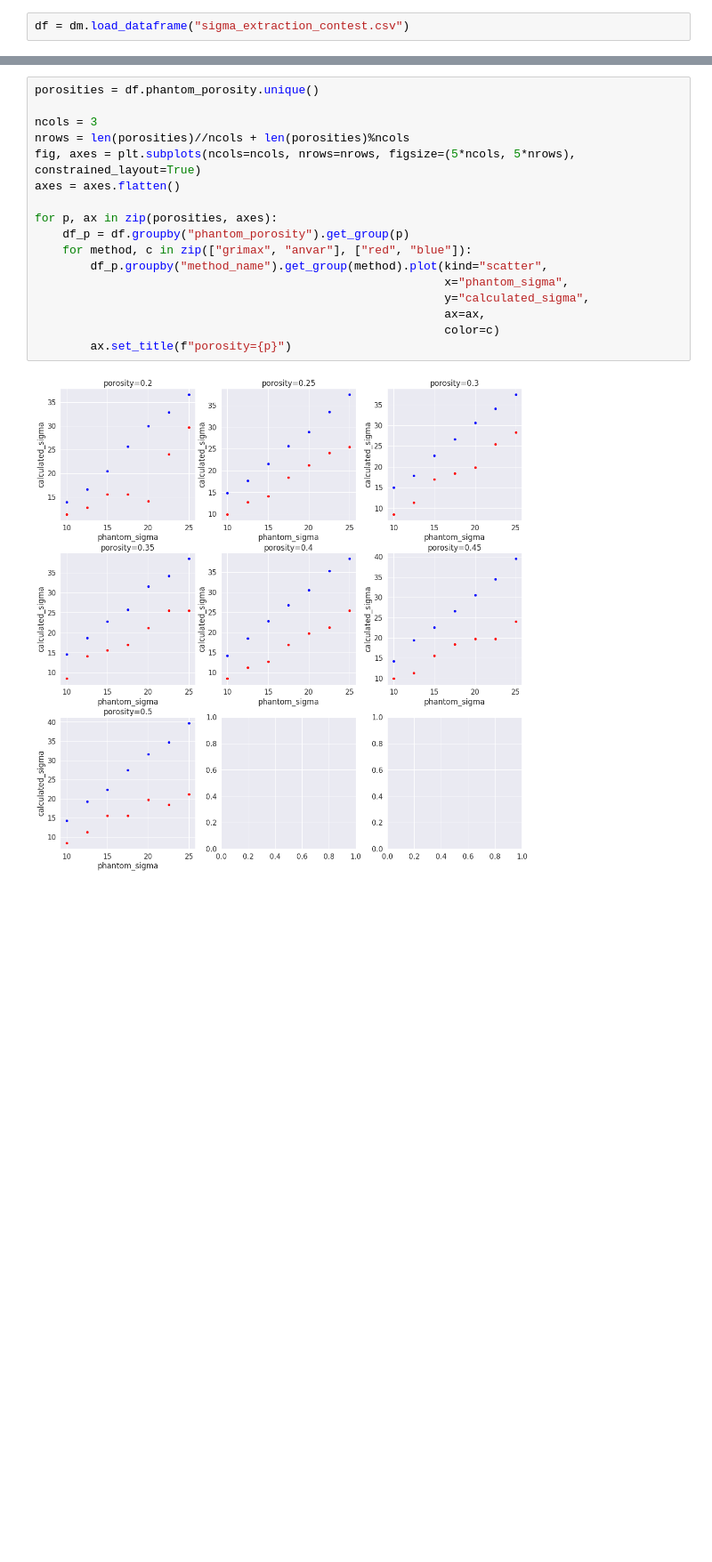
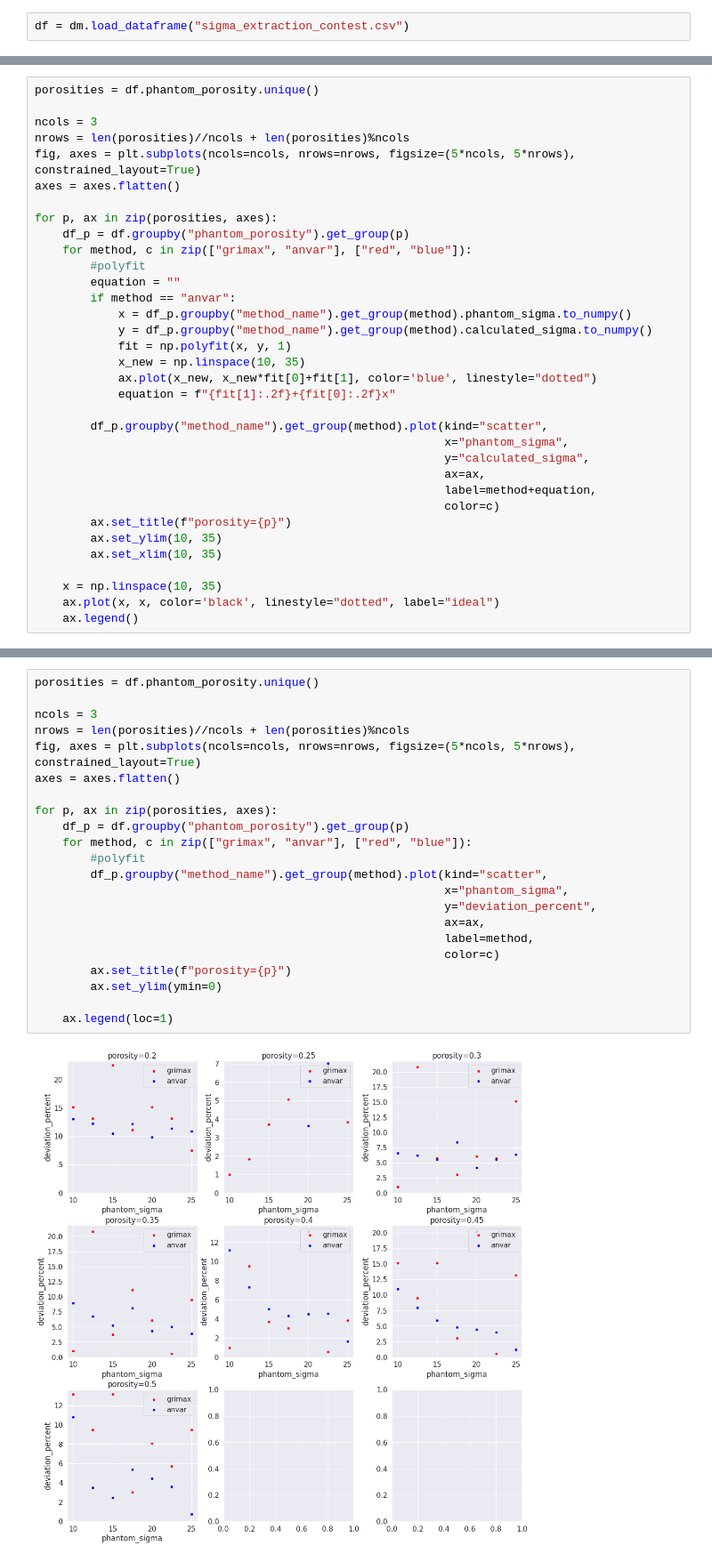
Before and after one commit to ankhafizov/MLTomography, a Jupyter notebook: sigma_contest_analysis.ipynb, the cells around one changed output, grey strips where cells are left out. Shown at 89% size. Saved outputs shown, nothing was run; the diff lists cells and outputs as text; blank space fills up the shorter version.

```diff
--- a/sigma_contest_analysis.ipynb
+++ b/sigma_contest_analysis.ipynb
@@ -23,0 +27,34 @@ df.head()
+# %%
+porosities = df.phantom_porosity.unique()
+
+ncols = 3
+nrows = len(porosities)//ncols + len(porosities)%ncols
+fig, axes = plt.subplots(ncols=ncols, nrows=nrows, figsize=(5*ncols, 5*nrows), constrained_layout=True)
+axes = axes.flatten()
+
+for p, ax in zip(porosities, axes):
+    df_p = df.groupby("phantom_porosity").get_group(p)
+    for method, c in zip(["grimax", "anvar"], ["red", "blue"]):
+        #polyfit
+        equation = ""
+        if method == "anvar":
+            x = df_p.groupby("method_name").get_group(method).phantom_sigma.to_numpy()
+            y = df_p.groupby("method_name").get_group(method).calculated_sigma.to_numpy()
+            fit = np.polyfit(x, y, 1)
+            x_new = np.linspace(10, 35)
+            ax.plot(x_new, x_new*fit[0]+fit[1], color='blue', linestyle="dotted")
+            equation = f"{fit[1]:.2f}+{fit[0]:.2f}x"
+
+        df_p.groupby("method_name").get_group(method).plot(kind="scatter",
+                                                           x="phantom_sigma",
+                                                           y="calculated_sigma",
+                                                           ax=ax,
+                                                           label=method+equation,
+                                                           color=c)
+        ax.set_title(f"porosity={p}")
+        ax.set_ylim(10, 35)
+        ax.set_xlim(10, 35)
+
+    x = np.linspace(10, 35)
+    ax.plot(x, x, color='black', linestyle="dotted", label="ideal")
+    ax.legend()
@@ -24,19 +73,24 @@ df.head()
 # %%
 porosities = df.phantom_porosity.unique()
 
 ncols = 3
 nrows = len(porosities)//ncols + len(porosities)%ncols
 fig, axes = plt.subplots(ncols=ncols, nrows=nrows, figsize=(5*ncols, 5*nrows), constrained_layout=True)
 axes = axes.flatten()
 
 for p, ax in zip(porosities, axes):
     df_p = df.groupby("phantom_porosity").get_group(p)
     for method, c in zip(["grimax", "anvar"], ["red", "blue"]):
+        #polyfit
         df_p.groupby("method_name").get_group(method).plot(kind="scatter",
                                                            x="phantom_sigma",
-                                                           y="calculated_sigma",
+                                                           y="deviation_percent",
                                                            ax=ax,
+                                                           label=method,
                                                            color=c)
         ax.set_title(f"porosity={p}")
+        ax.set_ylim(ymin=0)
+
+    ax.legend(loc=1)
 # %% [output]
-[figure, old version]
+[figure, new version]
```
Also changed, not shown: parts of 7 cells of this notebook.
